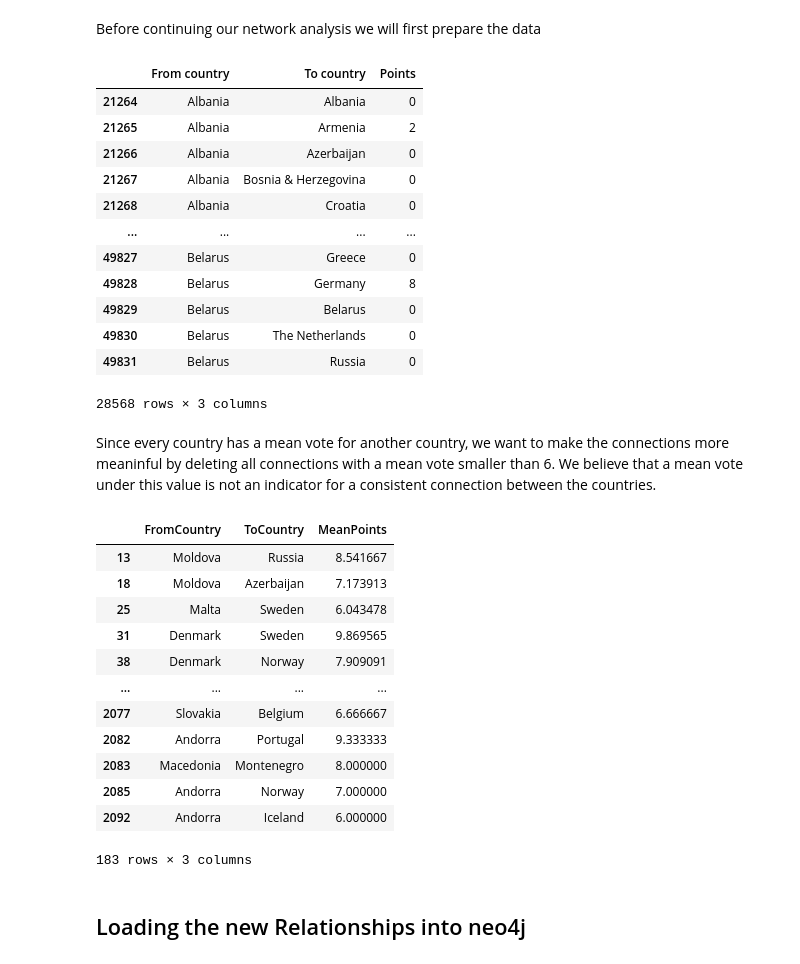
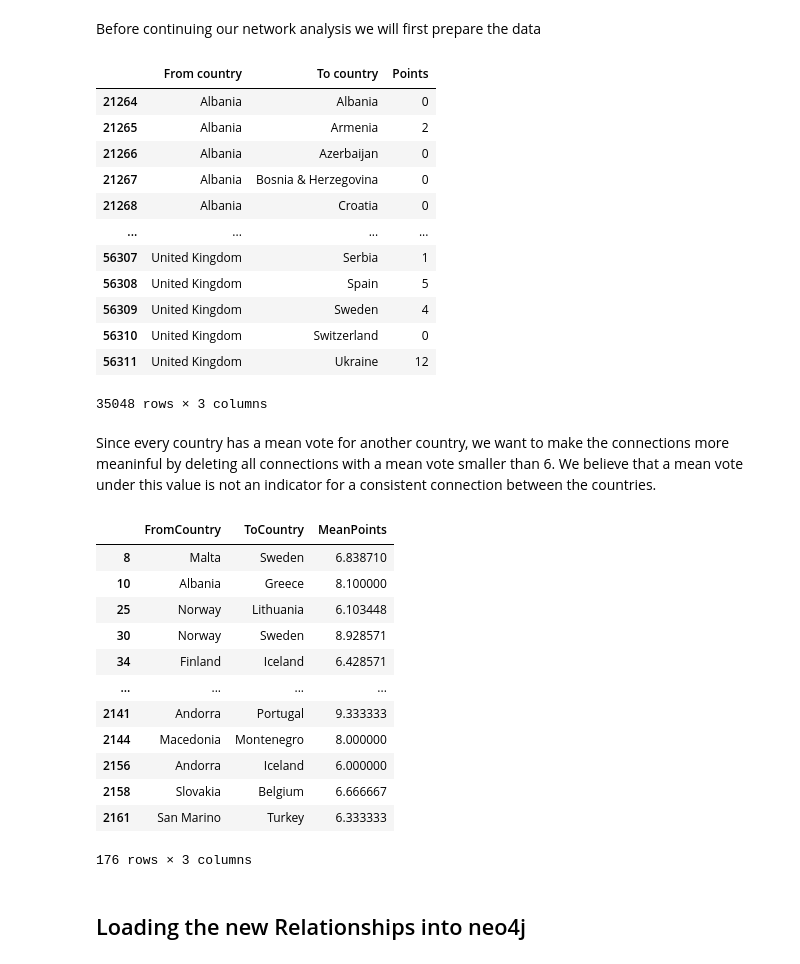
Before and after one commit to jackmheller/modernDataAnalytics, a Jupyter notebook: Neo4j_Python.ipynb, the cells around one changed output. Drawn from its saved outputs; the diff is of its cells as text; code cells hidden in the pictures.

```diff
--- a/Neo4j_Python.ipynb
+++ b/Neo4j_Python.ipynb
@@ -2131,9 +520,9 @@ import pandas as pd
 import numpy as np
 import lxml
 # %%
-url = 'https://raw.githubusercontent.com/jackmheller/modernDataAnalytics/main/Data/eurovision_song_contest_1975_2019.csv'
+url='https://raw.githubusercontent.com/jackmheller/modernDataAnalytics/main/Data/eurovision_song_contest_1975_2022.csv'
 df = pd.read_csv(url)
-relevantYears = [*range(2008,2020,1)]
+relevantYears = [*range(2008,2023,1)]
 df = df[df["Year"].isin(relevantYears)]
 df = df[['From country', 'To country', 'Points']]
 df
@@ -2145,44 +534,44 @@ df
 | 21267 | Albania | Bosnia & Herzegovina | 0 |
 | 21268 | Albania | Croatia | 0 |
 | ... | ... | ... | ... |
-| 49827 | Belarus | Greece | 0 |
-| 49828 | Belarus | Germany | 8 |
-| 49829 | Belarus | Belarus | 0 |
-| 49830 | Belarus | The Netherlands | 0 |
-| 49831 | Belarus | Russia | 0 |
+| 56307 | United Kingdom | Serbia | 1 |
+| 56308 | United Kingdom | Spain | 5 |
+| 56309 | United Kingdom | Sweden | 4 |
+| 56310 | United Kingdom | Switzerland | 0 |
+| 56311 | United Kingdom | Ukraine | 12 |
-28568 rows × 3 columns
+35048 rows × 3 columns
 # %% [markdown]
 Since every country has a mean vote for another country, we want to make the connections more meaninful by deleting all connections with a mean vote smaller than 6. We believe that a mean vote under this value is not an indicator for a consistent connection between the countries.
 # %%
 df['Points'] = df['Points'].astype(int)
 
 df
 df1 = df.groupby(['From country', 'To country'])['Points'].count().reset_index().sort_values(by='Points', axis = 0, ascending=False)
 df2 = df.groupby(['From country', 'To country'])['Points'].mean().reset_index().sort_values(by='Points', axis = 0, ascending=False)
 df2.columns=['FromCountry', 'ToCountry', 'MeanPoints']
 df1.columns=['FromCountry', 'ToCountry', 'NumVotes']
 df3 = df1.merge(df2, on = ['FromCountry', 'ToCountry'], how = 'outer')
 df3 = df3[df3['MeanPoints'] >= 6]
 df3 = df3[df3['NumVotes'] >= 3]
 del df3['NumVotes']
 # Fix country name problems
 df3.replace(['F.Y.R. Macedonia', 'North Macedonia'], 'Macedonia', inplace = True)
-df3.replace(['The Netherands'], 'The Netherlands', inplace = True)
+df3.replace(['The Netherands', 'The Netherlands'], 'Netherlands', inplace = True)
 df3
 # %% [output]
 |  | FromCountry | ToCountry | MeanPoints |
-| 13 | Moldova | Russia | 8.541667 |
-| 18 | Moldova | Azerbaijan | 7.173913 |
-| 25 | Malta | Sweden | 6.043478 |
-| 31 | Denmark | Sweden | 9.869565 |
-| 38 | Denmark | Norway | 7.909091 |
+| 8 | Malta | Sweden | 6.838710 |
+| 10 | Albania | Greece | 8.100000 |
+| 25 | Norway | Lithuania | 6.103448 |
+| 30 | Norway | Sweden | 8.928571 |
+| 34 | Finland | Iceland | 6.428571 |
 | ... | ... | ... | ... |
-| 2077 | Slovakia | Belgium | 6.666667 |
-| 2082 | Andorra | Portugal | 9.333333 |
-| 2083 | Macedonia | Montenegro | 8.000000 |
-| 2085 | Andorra | Norway | 7.000000 |
-| 2092 | Andorra | Iceland | 6.000000 |
+| 2141 | Andorra | Portugal | 9.333333 |
+| 2144 | Macedonia | Montenegro | 8.000000 |
+| 2156 | Andorra | Iceland | 6.000000 |
+| 2158 | Slovakia | Belgium | 6.666667 |
+| 2161 | San Marino | Turkey | 6.333333 |
-183 rows × 3 columns
+176 rows × 3 columns
 # %%
 df3.to_csv('C:/Users/Viki/Documents/Uni/KU Leuven/2nd Semester/MDA/Data/VoteMean6.csv')
 # %% [markdown]
```
Also changed, not shown: parts of 5 cells of this notebook.
